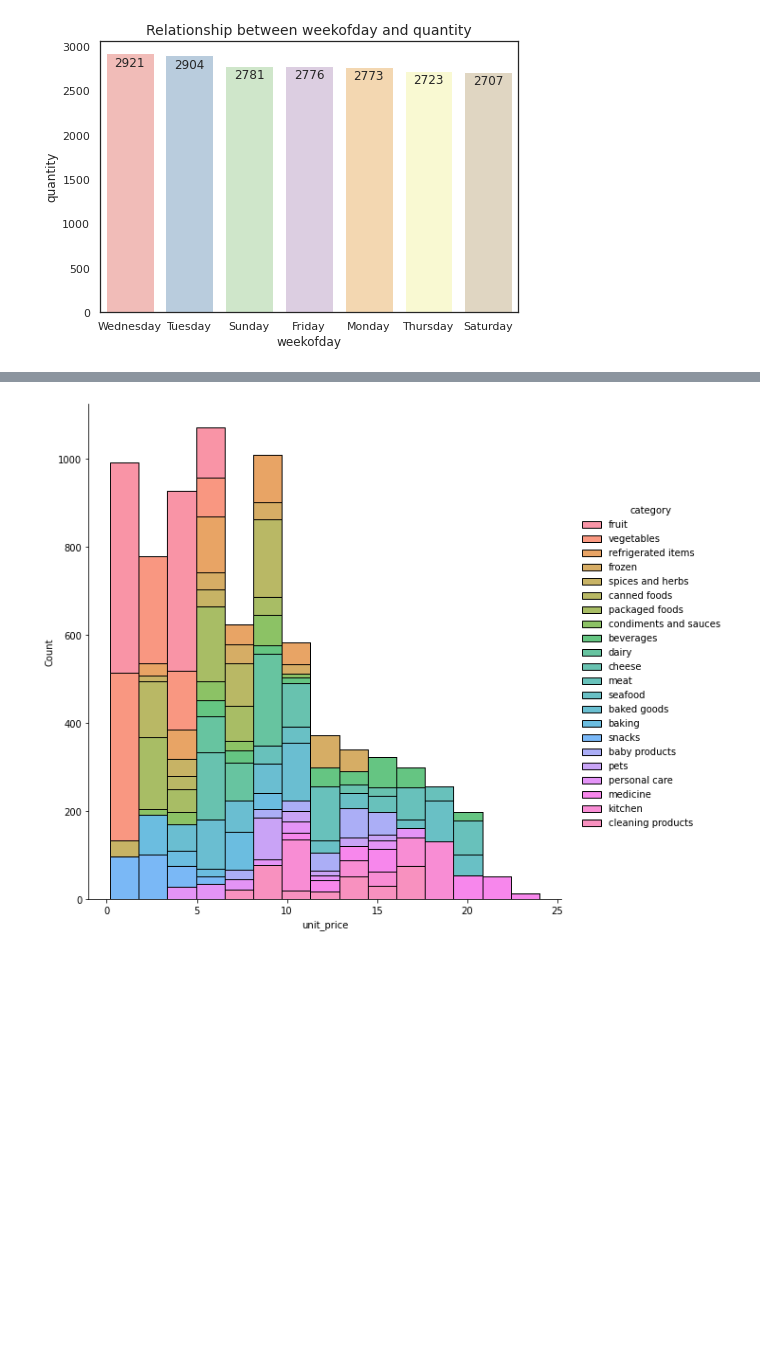
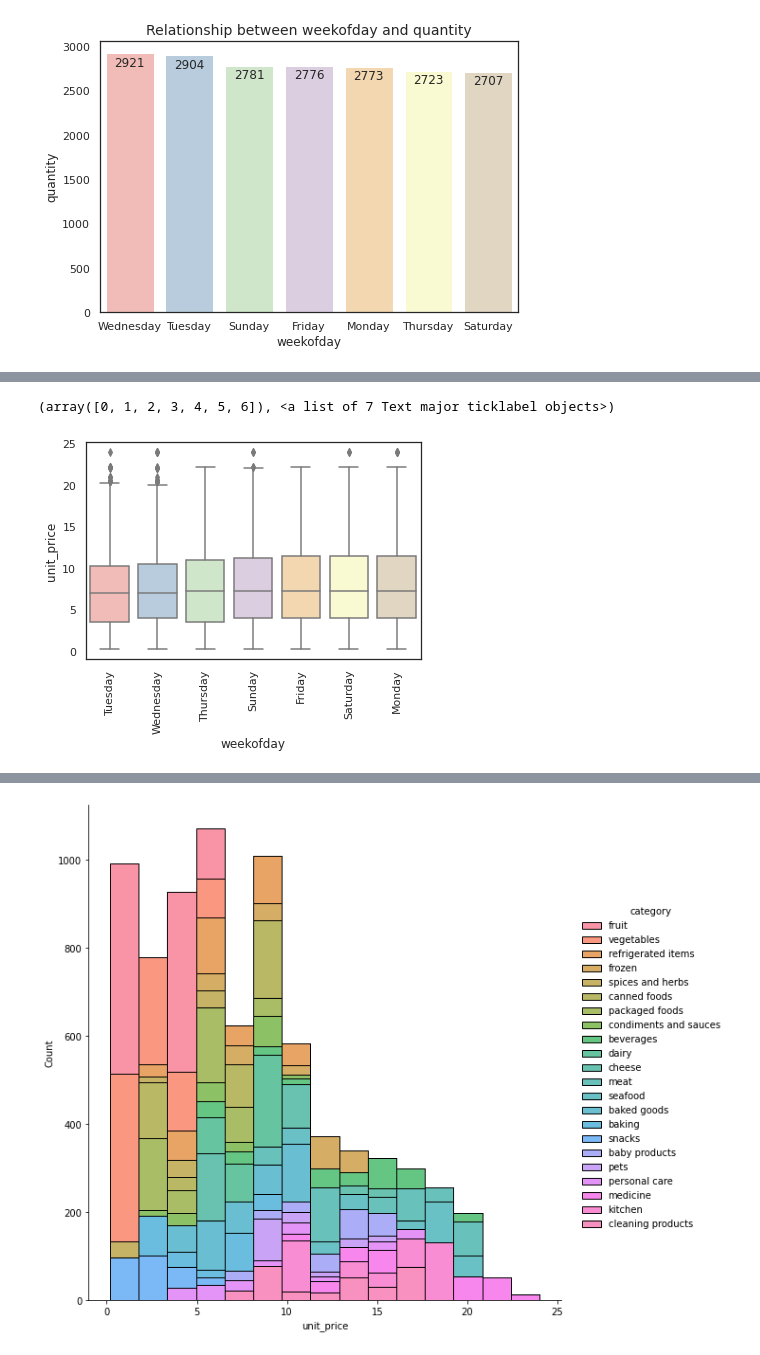
Before and after one commit to amy-panda/Supply_Chain_Forecasting, a Jupyter notebook: notebooks/eda.ipynb, the cells around one changed output, grey strips where cells are left out. Saved outputs shown, nothing was run; the diff lists cells and outputs as text; code cells hidden in the pictures; blank space fills up the shorter version.

```diff
--- a/notebooks/eda.ipynb
+++ b/notebooks/eda.ipynb
@@ -350,0 +376,8 @@ Display the distribution of unit price by category
+# %%
+# Order the price in ascending order
+order = df.groupby("weekofday")["unit_price"].mean().sort_values().index
+sns.boxplot(x='weekofday',y='unit_price', data=df, order=order)
+plt.xticks(rotation=90)
+# %% [output]
+(array([0, 1, 2, 3, 4, 5, 6]), <a list of 7 Text major ticklabel objects>)
+[figure, added]
```
Also changed, not shown: parts of 29 cells of this notebook.
